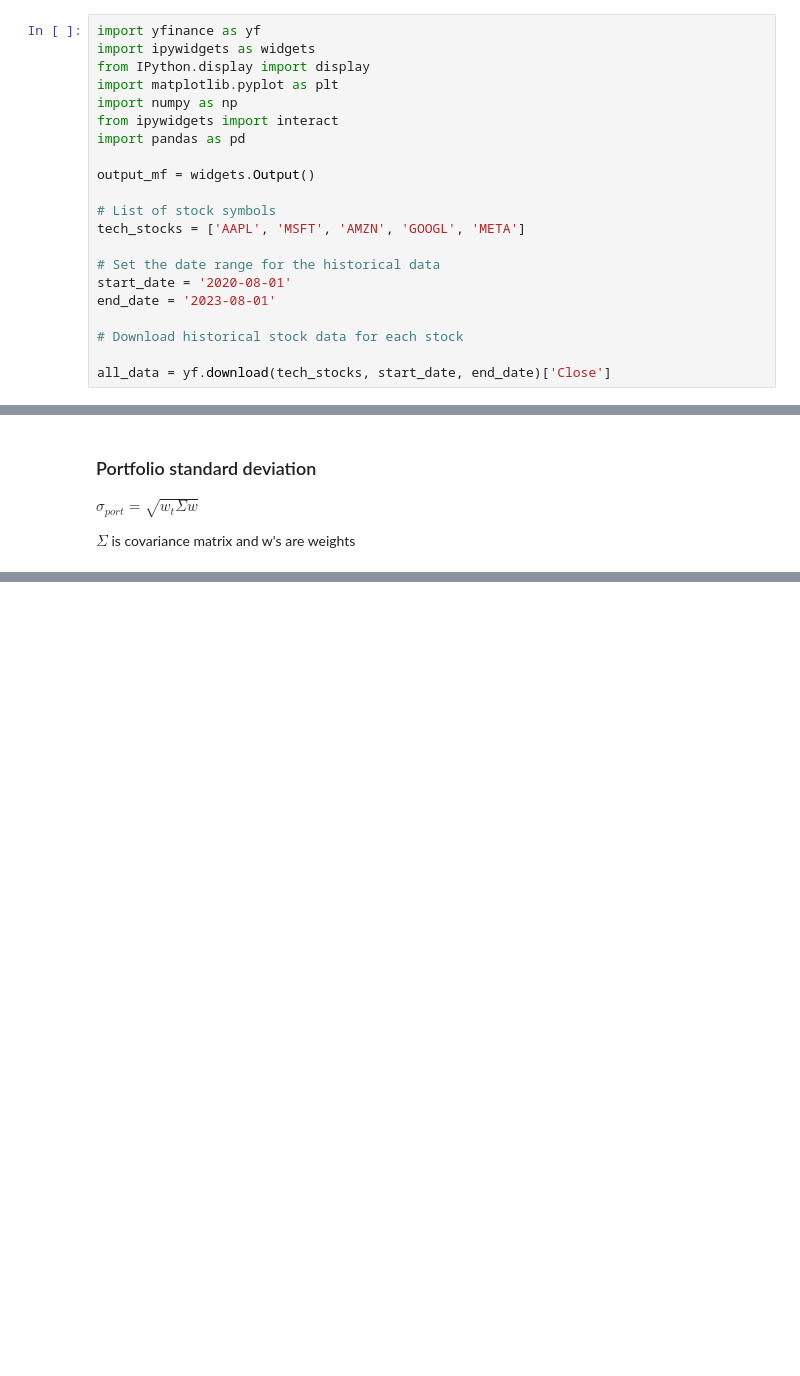
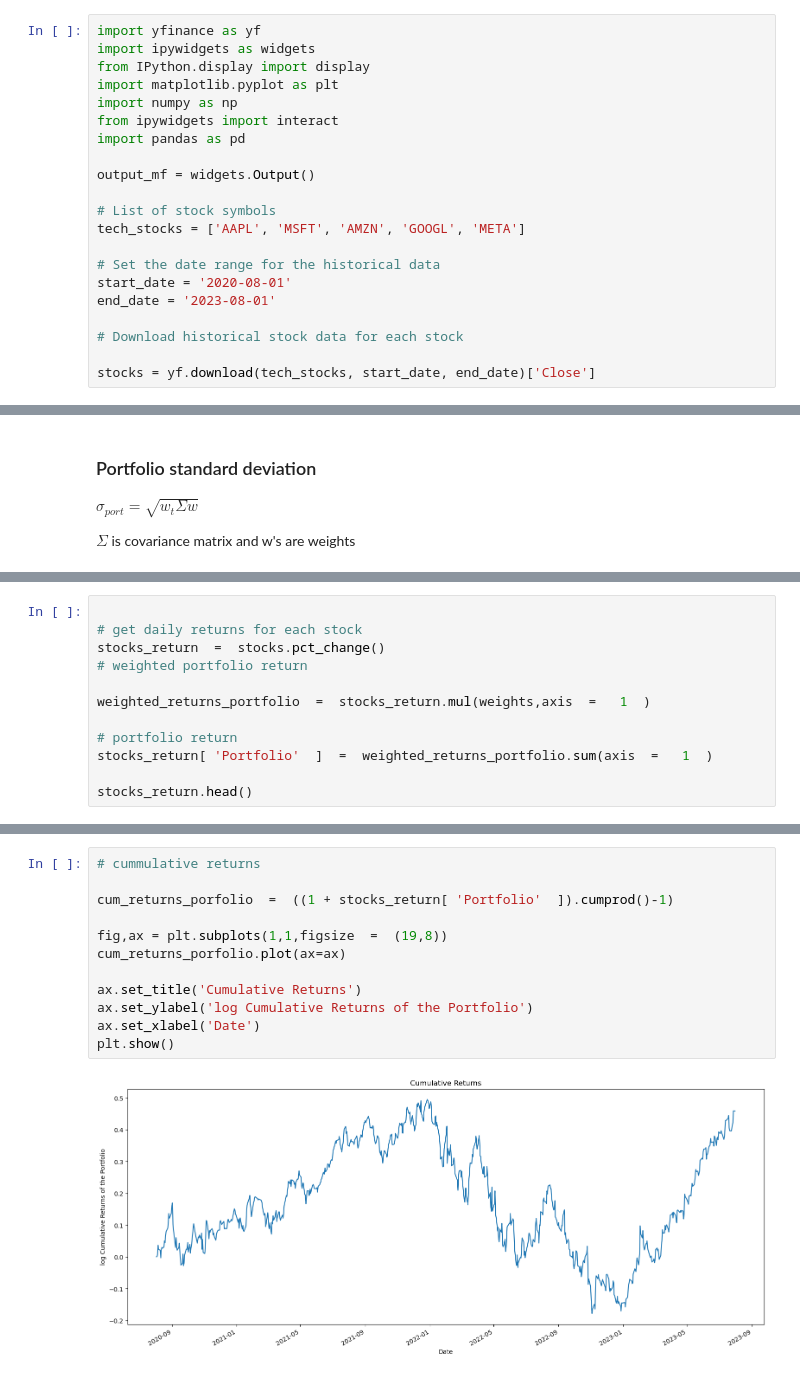
Before and after one commit to ansingh16/risk-management, a Jupyter notebook: Risk_management.ipynb, the cells around one changed output, grey strips where cells are left out. Cells and saved outputs as stored; diff of their text form; blank space fills up the shorter version.

```diff
--- a/Risk_management.ipynb
+++ b/Risk_management.ipynb
@@ -26,7 +26,7 @@ end_date = '2023-08-01'
 
 # Download historical stock data for each stock
 
-all_data = yf.download(tech_stocks, start_date, end_date)['Close']
+stocks = yf.download(tech_stocks, start_date, end_date)['Close']
 # %% [output]
 [*********************100%%**********************]  5 of 5 completed
 # %% [markdown]
@@ -80,0 +81,12 @@ portfolio standard deviation is  30.37%
+# %%
+
+# get daily returns for each stock
+stocks_return  =  stocks.pct_change()
+# weighted portfolio return
+
+weighted_returns_portfolio  =  stocks_return.mul(weights,axis  =   1  )
+
+# portfolio return
+stocks_return[ 'Portfolio'  ]  =  weighted_returns_portfolio.sum(axis  =   1  )
+
+stocks_return.head()
@@ -81,3 +101,17 @@ portfolio standard deviation is  30.37%
+# %%
+# cummulative returns
+
+cum_returns_porfolio  =  ((1 + stocks_return[ 'Portfolio'  ]).cumprod()-1)
+
+fig,ax = plt.subplots(1,1,figsize  =  (19,8))
+cum_returns_porfolio.plot(ax=ax)
+
+ax.set_title('Cumulative Returns')
+ax.set_ylabel('log Cumulative Returns of the Portfolio')
+ax.set_xlabel('Date')
+plt.show()
+# %% [output]
+[figure, added]
 # %% [markdown]
 ## Capital  asset  Pricing  model
 
```
Also changed, not shown: parts of 34 cells of this notebook, 2 other files.
